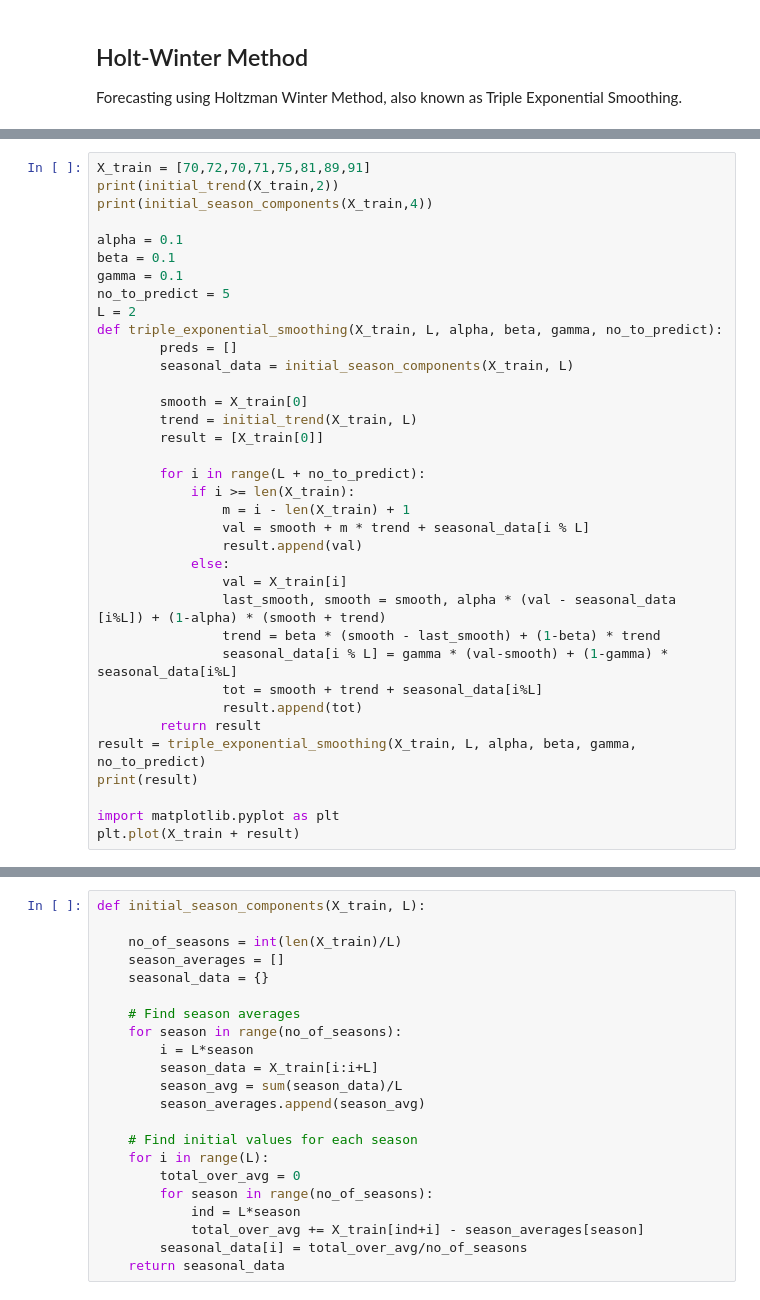
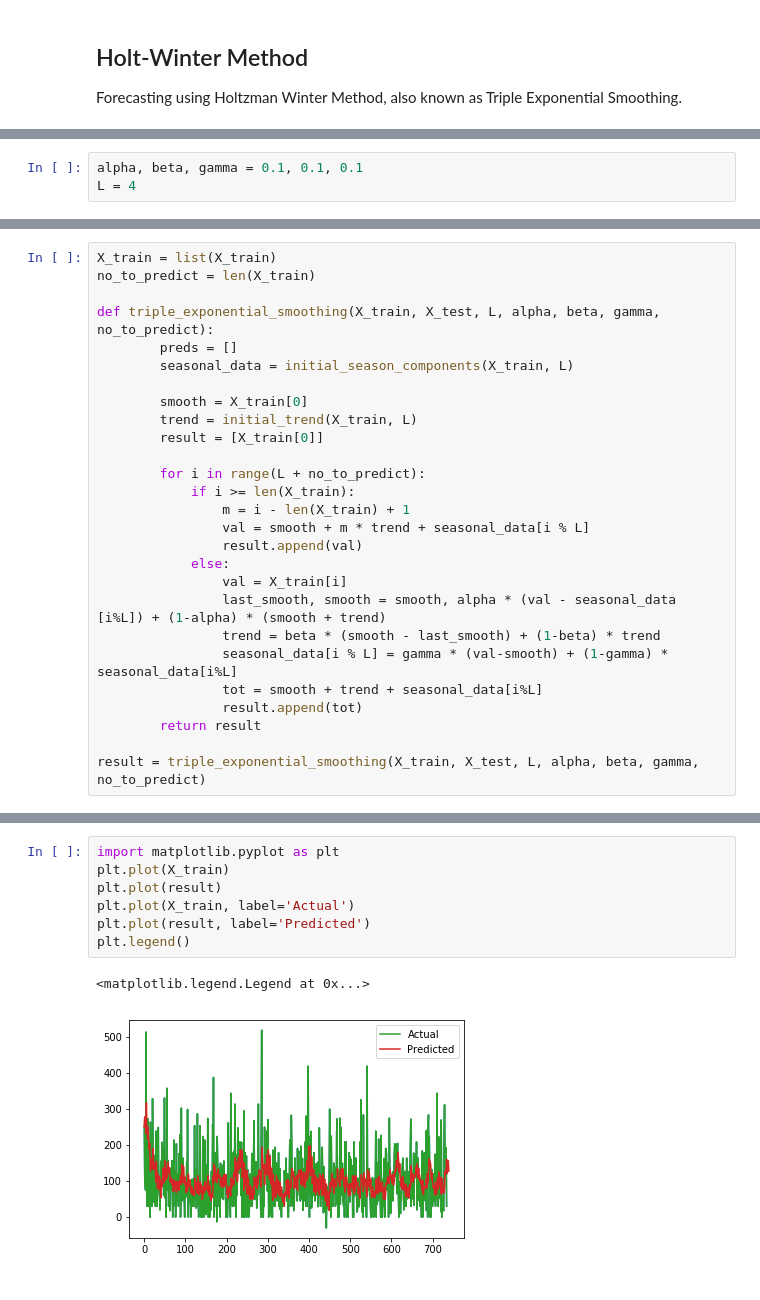
Before and after one commit to npankaj365/retail-demand-forecast, a Jupyter notebook: Retail Forecasting.ipynb, the cells around one changed output, grey strips where cells are left out. Cells and saved outputs as stored; diff of their text form.

```diff
--- a/Retail Forecasting.ipynb
+++ b/Retail Forecasting.ipynb
@@ -135,0 +140,3 @@ def double_exponential_smoothing():
+# %%
+alpha, beta, gamma = 0.1, 0.1, 0.1
+L = 4
@@ -136,14 +173,8 @@ def double_exponential_smoothing():
 # %%
-X_train = [70,72,70,71,75,81,89,91]
-print(initial_trend(X_train,2))
-print(initial_season_components(X_train,4))
+X_train = list(X_train)
+no_to_predict = len(X_train)
 
-alpha = 0.1
-beta = 0.1
-gamma = 0.1
-no_to_predict = 5
-L = 2
-def triple_exponential_smoothing(X_train, L, alpha, beta, gamma, no_to_predict):
+def triple_exponential_smoothing(X_train, X_test, L, alpha, beta, gamma, no_to_predict):
         preds = []
         seasonal_data = initial_season_components(X_train, L)
 
@@ -164,8 +195,5 @@ def triple_exponential_smoothing(X_train, L, alpha, beta, gamma, no_to_predict):
                 tot = smooth + trend + seasonal_data[i%L]
                 result.append(tot)
         return result
-result = triple_exponential_smoothing(X_train, L, alpha, beta, gamma, no_to_predict)
-print(result)
 
-import matplotlib.pyplot as plt
-plt.plot(X_train + result)
+result = triple_exponential_smoothing(X_train, X_test, L, alpha, beta, gamma, no_to_predict)
@@ -189,22 +200,10 @@ def initial_trend(X_train, L):
-# %%
-def initial_season_components(X_train, L):
-
-    no_of_seasons = int(len(X_train)/L)
-    season_averages = []
-    seasonal_data = {}
-
-    # Find season averages
-    for season in range(no_of_seasons):
-        i = L*season
-        season_data = X_train[i:i+L]
-        season_avg = sum(season_data)/L
-        season_averages.append(season_avg)
-
-    # Find initial values for each season
-    for i in range(L):
-        total_over_avg = 0
-        for season in range(no_of_seasons):
-            ind = L*season
-            total_over_avg += X_train[ind+i] - season_averages[season]
-        seasonal_data[i] = total_over_avg/no_of_seasons
-    return seasonal_data
+# %%
+import matplotlib.pyplot as plt
+plt.plot(X_train)
+plt.plot(result)
+plt.plot(X_train, label='Actual')
+plt.plot(result, label='Predicted')
+plt.legend()
+# %% [output]
+<matplotlib.legend.Legend at 0x...>
+[figure, added]
```
Also changed, not shown: parts of 9 cells of this notebook, 1 other file.
